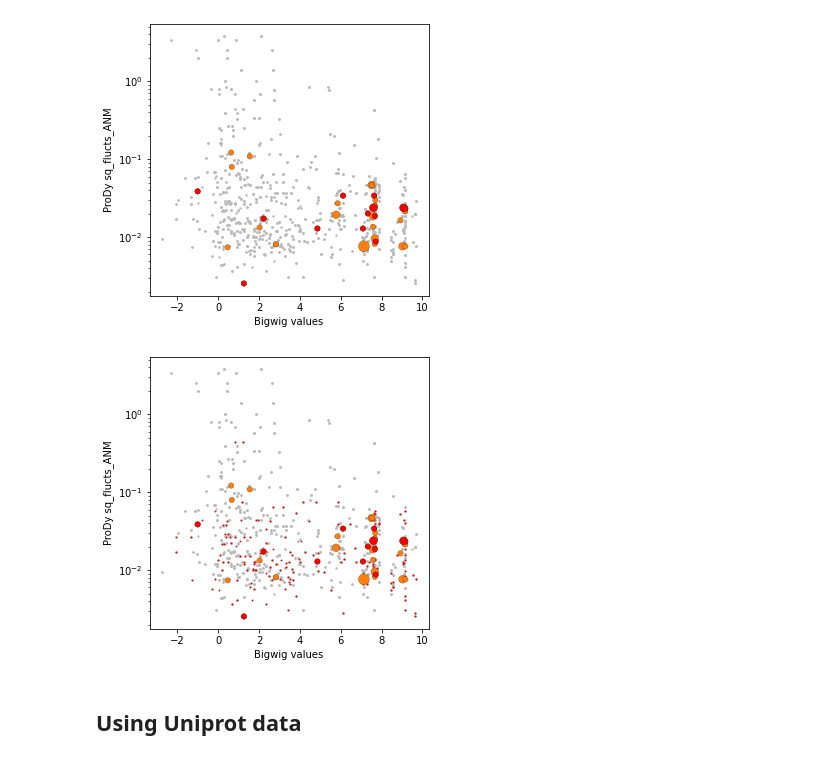
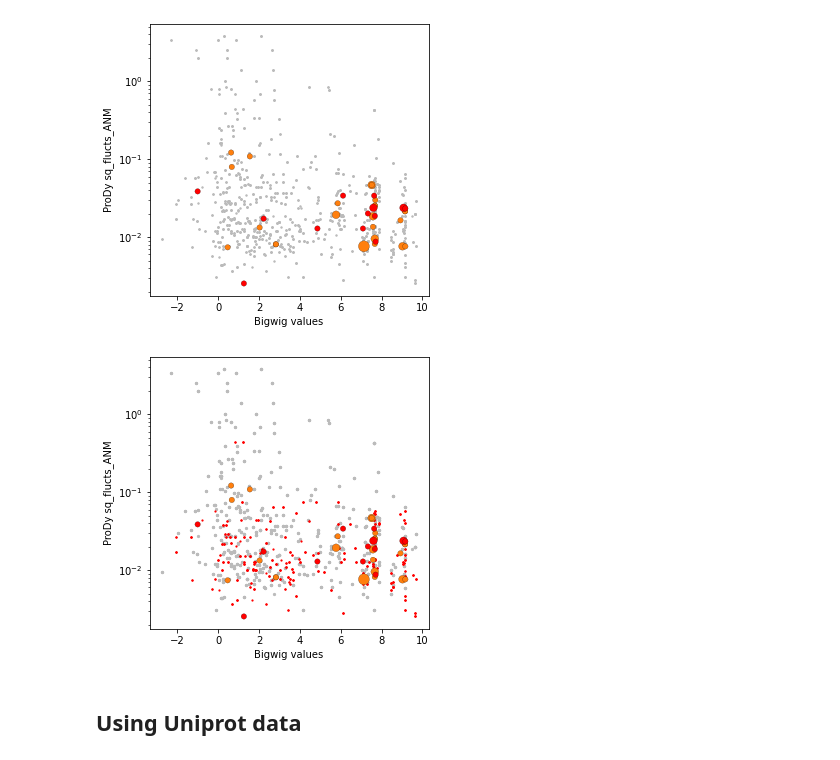
Before and after one commit to michaelhall28/darwinian_shift, a Jupyter notebook: Tutorial.ipynb, the cells around one changed output. Cells and saved outputs as stored; diff of their text form; code cells hidden in the pictures.

```diff
--- a/Tutorial.ipynb
+++ b/Tutorial.ipynb
@@ -213,7 +234,7 @@ d = DarwinianShift(
 # %%
-# The analysis does not have to be run over whole genes.
-# It can be run for a section of a gene
-notch3_section = d.run_section({
-    'gene': 'NOTCH3',
-    'start': 300, 'end': 500 # Run for just residues 300-500
-})
+# For example, the analysis does not have to be run over whole genes.
+# It can be run for a section of a gene, here residues 300-500
+notch3_section = d.run_gene(gene='NOTCH3',start=300, end=500)
+# %%
+# The analysis can also be run by specifying the transcript id, rather than the gene name
+notch3_263388 = d.run_transcript(transcript_id='ENST00000263388',start=300, end=500)
@@ -408,15 +430,15 @@ class MyLookup2:
 # %%
 mylook2 = MyLookup2()
 # %%
-# Can use a dictionary to define the section, including the required divisor attribute.
+# Run gene can be given the required divisor attribute.
 # Any additional attributes can be defined in this way and accessed in a lookup class.
-sec = d.run_section({'gene':'NOTCH3', 'divisor': 4, 'lookup': mylook2})
+sec = d.run_gene(gene='NOTCH3', divisor=4, lookup=mylook2)
 sec.plot_scatter(xlim=[300, 320], base_marker_size=30, unmutated_marker_size=20)
 # %% [output]
 [figure]
 # %%
 # And the analysis can be run with a different divisor, but without having to use another lookup
-sec = d.run_section({'gene':'NOTCH3', 'divisor': 5, 'lookup': mylook2})
+sec = d.run_gene(gene='NOTCH3', divisor=5, lookup=mylook2)
 sec.plot_scatter(xlim=[300, 320], base_marker_size=30, unmutated_marker_size=20)
 # %% [output]
 [figure]
@@ -757,14 +802,14 @@ plot_scatter_two_scores(bw_section, anm_section,
 # %%
 # By setting colour_unmutated_by_scores=True,
 # all mutations, observed or not, with a beta factor of between 25 and 30 are now coloured red.
 plot_scatter_two_scores(bw_section, anm_section,
                         sections_for_colours=[beta_section], score_regions_for_colours=[(25, 30)],
                         score_region_colours=['r'], colour_unmutated_by_scores=True,
                         figsize=(5, 5),
                         show_legend=False, plot_yscale='log',
-                       base_marker_size=30, unmutated_marker_size=2)
+                       base_marker_size=30, unmutated_marker_size=5)
 # %% [output]
-[figure, old version]
+[figure, new version]
 # %% [markdown]
 ## Using Uniprot data
 # %% [markdown]
```
Also changed, not shown: parts of 14 cells of this notebook, 7 other files.
